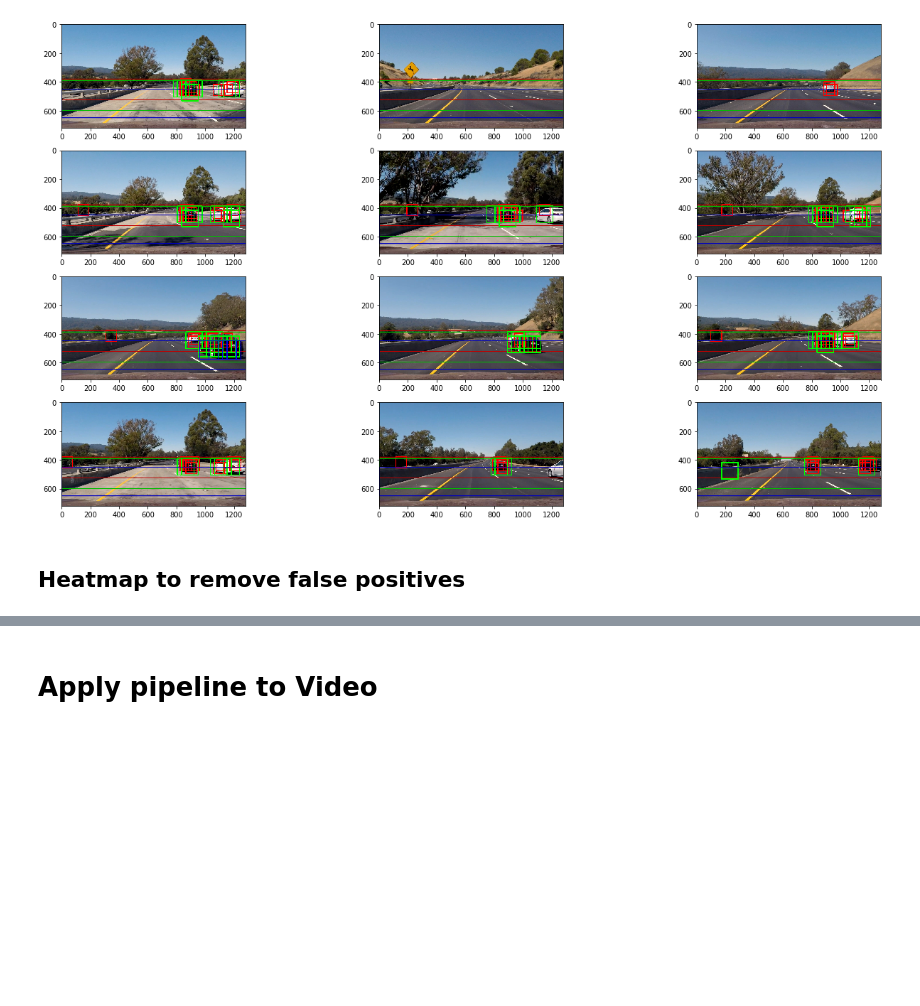
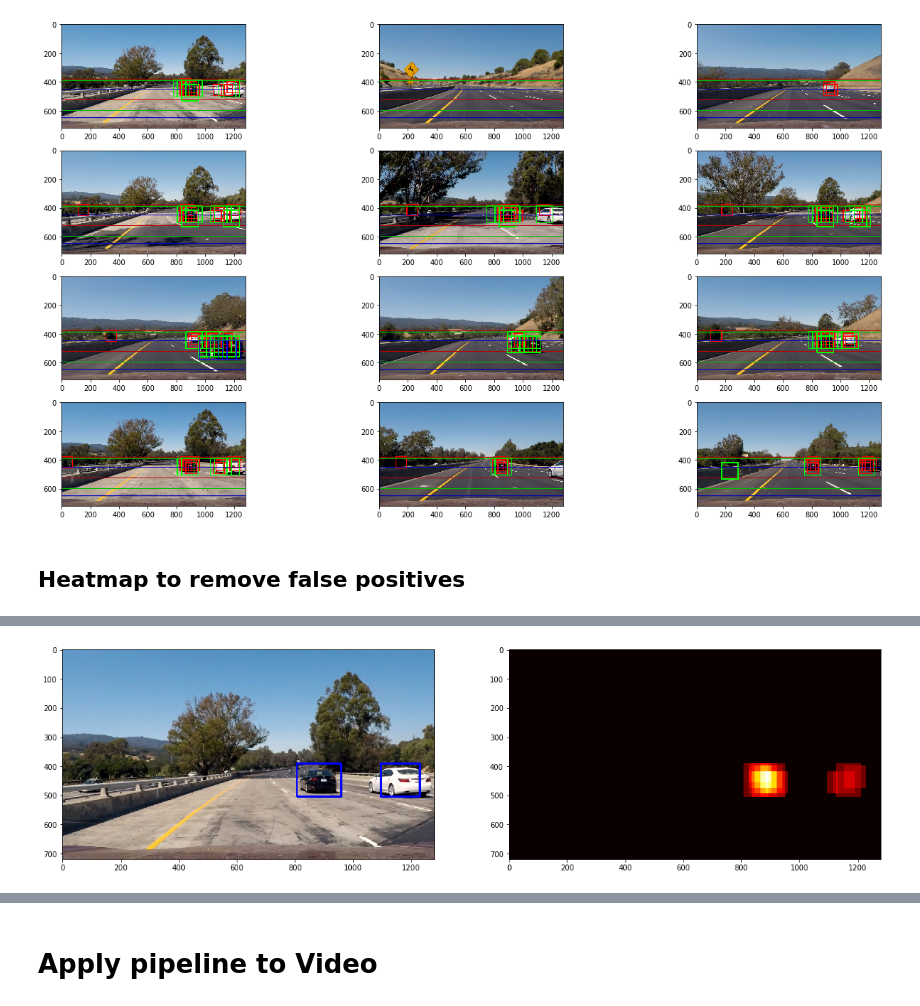
Before and after one commit to e7dud7e/carnd, a Jupyter notebook: VehicleDetection/VehicleDetection.ipynb, the cells around one changed output, grey strips where cells are left out. Cells and saved outputs as stored; diff of their text form; code cells hidden in the pictures; blank space fills up the shorter version.

Commit message:
feature: saved output images for bounding boxes, aggregated boxes, and heat maps to disk.  Also displayed in notebook.  Also updated video with tuned vehicle detection.

```diff
--- a/VehicleDetection/VehicleDetection.ipynb
+++ b/VehicleDetection/VehicleDetection.ipynb
@@ -252,7 +253,8 @@ histogram of gradients: pix_per_cell 8; cell_per_block 2; 3 channels
 """
 pickle_path = 'data_dict_pickle.p'
 data_dict = pickle.load( open(pickle_path, 'rb'))
-X_train, X_test, y_train, y_test, X_scaler = data_dict['X_train'],data_dict['X_test'], data_dict['y_train'], data_dict['y_test'], data_dict['X_scaler']
+X_train, X_test, y_train, y_test = data_dict['X_train'],data_dict['X_test'], data_dict['y_train'], data_dict['y_test']
+X_scaler = pickle.load( open('X_scaler.p', 'rb'))
 # %% [markdown]
 ## Use decision tree to get feature importance, narrow down feature set
 # %%
@@ -885,17 +887,11 @@ path_svc = 'svc.p'
 pickle.dump( svc, open( path_svc, "wb" ) )
 # %% [markdown]
 # Window search
-# %%
-"""
-Load pre-saved data
-"""
-pickle_path = 'data_dict_pickle.p'
-data_dict = pickle.load( open(pickle_path, 'rb'))
-X_train, X_test, y_train, y_test, X_scaler = data_dict['X_train'],data_dict['X_test'], data_dict['y_train'], data_dict['y_test'], data_dict['X_scaler']
 # %%
 """
-Load trained SVC
+Load trained X_scaler and SVC
 """
+X_scaler = pickle.load( open('X_scaler.p', 'rb'))
 path_svc = 'svc.p'
 svc = pickle.load(open(path_svc,'rb'))
 # %%
@@ -1118,6 +1114,7 @@ pix_per_cell=8
 cell_per_block=2
 color_space='YCrCb'
 out_img_l = []
+box_list_l = []
 for n in range(1,13):
     n = str(n)
     path_in = 'test_images/' + 'test' + n + '.jpg'
@@ -1129,6 +1126,7 @@ for n in range(1,13):
 
     cv2.imwrite(path_out,cv2.cvtColor(out_img, cv2.COLOR_RGB2BGR))
     out_img_l.append(out_img)
+    box_list_l.append(box_list)
 # %% [output]
 /Users/edude/anaconda/envs/carnd-term1/lib/python3.5/site-packages/skimage/feature/_hog.py:119: skimage_deprecation: Default value of `block_norm`==`L1` is deprecated and will be changed to `L2-Hys` i ...
   'be changed to `L2-Hys` in v0.15', skimage_deprecation)
@@ -1235,0 +1247,6 @@ fig.tight_layout()
+# %%
+f, (ax1, ax2)  = plt.subplots(1, 2, figsize=(20,10));
+ax1.imshow(bbox_image_l[0]);
+ax2.imshow(heatmap_l[0], cmap='hot');
+# %% [output]
+[figure, added]
```
Also changed, not shown: parts of 11 cells of this notebook, 13 other files.
